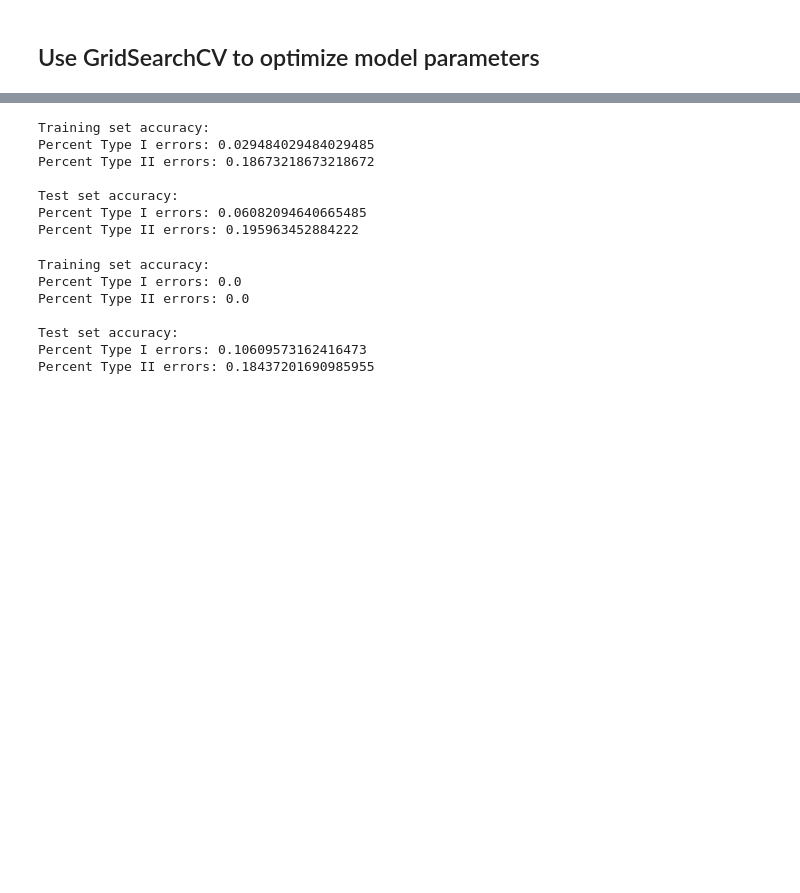
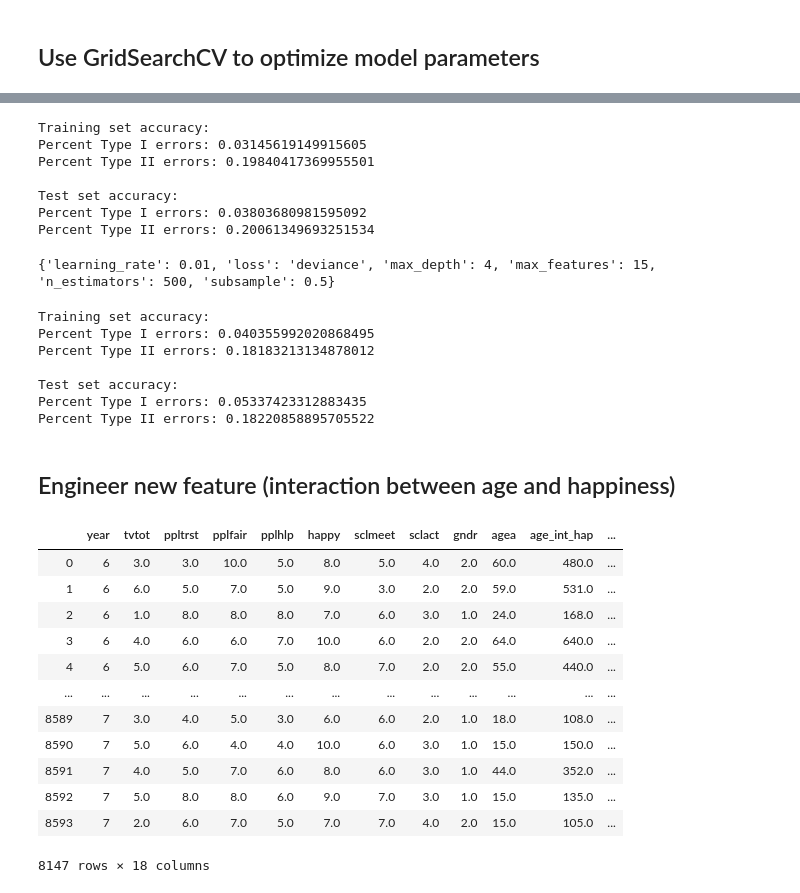
Before and after one commit to happyheppler/Thinkful-Modules-16-23, a Jupyter notebook: module22_drill.ipynb, the cells around one changed output, grey strips where cells are left out. Saved outputs shown, nothing was run; the diff lists cells and outputs as text; code cells hidden in the pictures; blank space fills up the shorter version.

```diff
--- a/module22_drill.ipynb
+++ b/module22_drill.ipynb
@@ -118,7 +278,7 @@ print(clf.best_params_)
 # Set parameters to optimized values
 params = {'loss': 'deviance',
           'n_estimators': 500,
-          'max_depth': 2,
+          'max_depth': 4,
           'learning_rate': 0.01,
           'subsample': 0.5
 }
@@ -150,16 +310,19 @@ print((
 ).format(train_tI_errors, train_tII_errors, test_tI_errors, test_tII_errors))
 # %% [output]
 Training set accuracy:
-Percent Type I errors: 0.029484029484029485
-Percent Type II errors: 0.18673218673218672
+Percent Type I errors: 0.03145619149915605
+Percent Type II errors: 0.19840417369955501
 
 Test set accuracy:
-Percent Type I errors: 0.06082094640665485
-Percent Type II errors: 0.195963452884222
+Percent Type I errors: 0.03803680981595092
+Percent Type II errors: 0.20061349693251534
 # %%
 params = {'loss': ['deviance'],
-          'n_estimators': [500, 1000, 1500],
-          'max_depth': np.arange(2, 8, 2),
+          'n_estimators': [500],
+          'learning_rate': [0.01],
+          'max_depth': [4],
+          'subsample': [0.5],
+          'max_features': [13, 14, 15]
 }
 
 gbc = ensemble.GradientBoostingClassifier()
@@ -167,11 +330,16 @@ clf = GridSearchCV(gbc, params, cv=3)
 clf.fit(X_train, y_train)
 
 print(clf.best_params_)
+# %% [output]
+{'learning_rate': 0.01, 'loss': 'deviance', 'max_depth': 4, 'max_features': 15, 'n_estimators': 500, 'subsample': 0.5}
 # %%
 # Set parameters to optimized values
 params = {'loss': 'deviance',
-          'n_estimators': 1000,
-          'max_depth': 6
+          'n_estimators': 500,
+          'max_depth': 4,
+          'learning_rate': 0.01,
+          'subsample': 0.5,
+          'max_features': 15
 }
 
 # Initialize and fit the model
@@ -201,9 +369,44 @@ print((
 ).format(train_tI_errors, train_tII_errors, test_tI_errors, test_tII_errors))
 # %% [output]
 Training set accuracy:
-Percent Type I errors: 0.0
-Percent Type II errors: 0.0
+Percent Type I errors: 0.040355992020868495
+Percent Type II errors: 0.18183213134878012
 
 Test set accuracy:
-Percent Type I errors: 0.10609573162416473
-Percent Type II errors: 0.18437201690985955
+Percent Type I errors: 0.05337423312883435
+Percent Type II errors: 0.18220858895705522
+# %% [markdown]
+## Engineer new feature (interaction between age and happiness)
+# %%
+# Define outcome and predictors
+# Set our outcome to 0 and 1
+y = df['partner'] - 1
+X = df.loc[:, ~df.columns.isin(['partner', 'cntry', 'idno'])]
+
+# Make the categorical variable 'country' into dummies
+X = pd.concat([X, pd.get_dummies(df['cntry'])], axis=1)
+
+# Make interaction variable
+df['age_int_hap'] = df['agea'] * df['happy']
+
+# Add interaction variable to X
+X = pd.concat([X, df['age_int_hap']], axis=1)
+
+# Create training and test sets
+X_train, X_test, y_train, y_test = train_test_split(X, y, test_size=0.2, random_state=5)
+# %%
+X
+# %% [output]
+|  | year | tvtot | ppltrst | pplfair | pplhlp | happy | sclmeet | sclact | gndr | agea | age_int_hap | ... |
+| 0 | 6 | 3.0 | 3.0 | 10.0 | 5.0 | 8.0 | 5.0 | 4.0 | 2.0 | 60.0 | 480.0 | ... |
+| 1 | 6 | 6.0 | 5.0 | 7.0 | 5.0 | 9.0 | 3.0 | 2.0 | 2.0 | 59.0 | 531.0 | ... |
+| 2 | 6 | 1.0 | 8.0 | 8.0 | 8.0 | 7.0 | 6.0 | 3.0 | 1.0 | 24.0 | 168.0 | ... |
+| 3 | 6 | 4.0 | 6.0 | 6.0 | 7.0 | 10.0 | 6.0 | 2.0 | 2.0 | 64.0 | 640.0 | ... |
+| 4 | 6 | 5.0 | 6.0 | 7.0 | 5.0 | 8.0 | 7.0 | 2.0 | 2.0 | 55.0 | 440.0 | ... |
+| ... | ... | ... | ... | ... | ... | ... | ... | ... | ... | ... | ... | ... |
+| 8589 | 7 | 3.0 | 4.0 | 5.0 | 3.0 | 6.0 | 6.0 | 2.0 | 1.0 | 18.0 | 108.0 | ... |
+| 8590 | 7 | 5.0 | 6.0 | 4.0 | 4.0 | 10.0 | 6.0 | 3.0 | 1.0 | 15.0 | 150.0 | ... |
+| 8591 | 7 | 4.0 | 5.0 | 7.0 | 6.0 | 8.0 | 6.0 | 3.0 | 1.0 | 44.0 | 352.0 | ... |
+| 8592 | 7 | 5.0 | 8.0 | 8.0 | 6.0 | 9.0 | 7.0 | 3.0 | 1.0 | 15.0 | 135.0 | ... |
+| 8593 | 7 | 2.0 | 6.0 | 7.0 | 5.0 | 7.0 | 7.0 | 4.0 | 2.0 | 15.0 | 105.0 | ... |
+8147 rows × 18 columns
```
Also changed, not shown: parts of 11 cells of this notebook.
